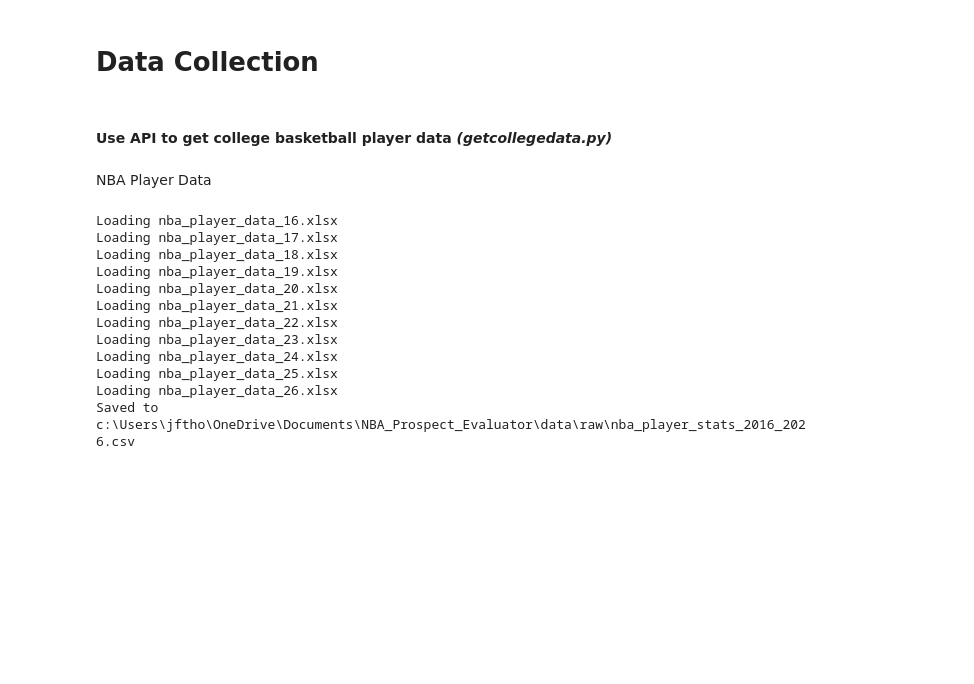
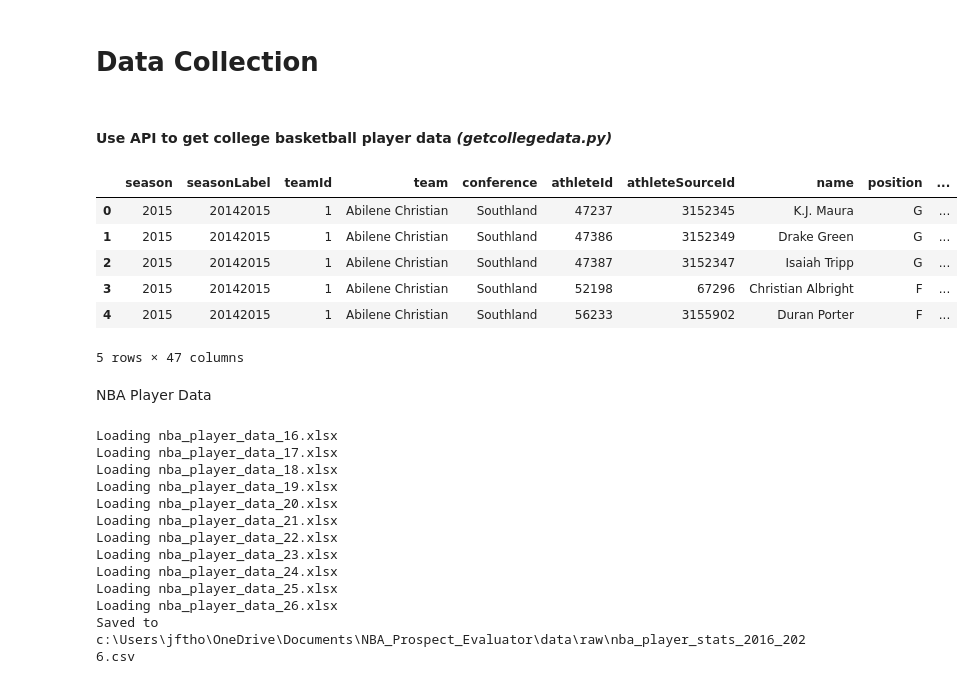
Before and after one commit to Jeremy-Thompson33/NBA_Prospect_Evaluator, a Jupyter notebook: datacollection.ipynb, the cells around one changed output. Cells and saved outputs as stored; diff of their text form; code cells hidden in the pictures; blank space fills up the shorter version.

```diff
--- a/datacollection.ipynb
+++ b/datacollection.ipynb
@@ -29,3 +29,15 @@ else:
         "data/raw/player_stats_2015_2025.csv",
         index=False
     )
+# %%
+college_player_stats = pd.read_csv("data/raw/player_stats_2015_2025.csv")
+college_player_stats.columns
+college_player_stats.head()
+# %% [output]
+|  | season | seasonLabel | teamId | team | conference | athleteId | athleteSourceId | name | position | ... |
+| 0 | 2015 | 20142015 | 1 | Abilene Christian | Southland | 47237 | 3152345 | K.J. Maura | G | ... |
+| 1 | 2015 | 20142015 | 1 | Abilene Christian | Southland | 47386 | 3152349 | Drake Green | G | ... |
+| 2 | 2015 | 20142015 | 1 | Abilene Christian | Southland | 47387 | 3152347 | Isaiah Tripp | G | ... |
+| 3 | 2015 | 20142015 | 1 | Abilene Christian | Southland | 52198 | 67296 | Christian Albright | F | ... |
+| 4 | 2015 | 20142015 | 1 | Abilene Christian | Southland | 56233 | 3155902 | Duran Porter | F | ... |
+5 rows × 47 columns
```
Also changed, not shown: parts of 12 cells of this notebook, 1 other file.
